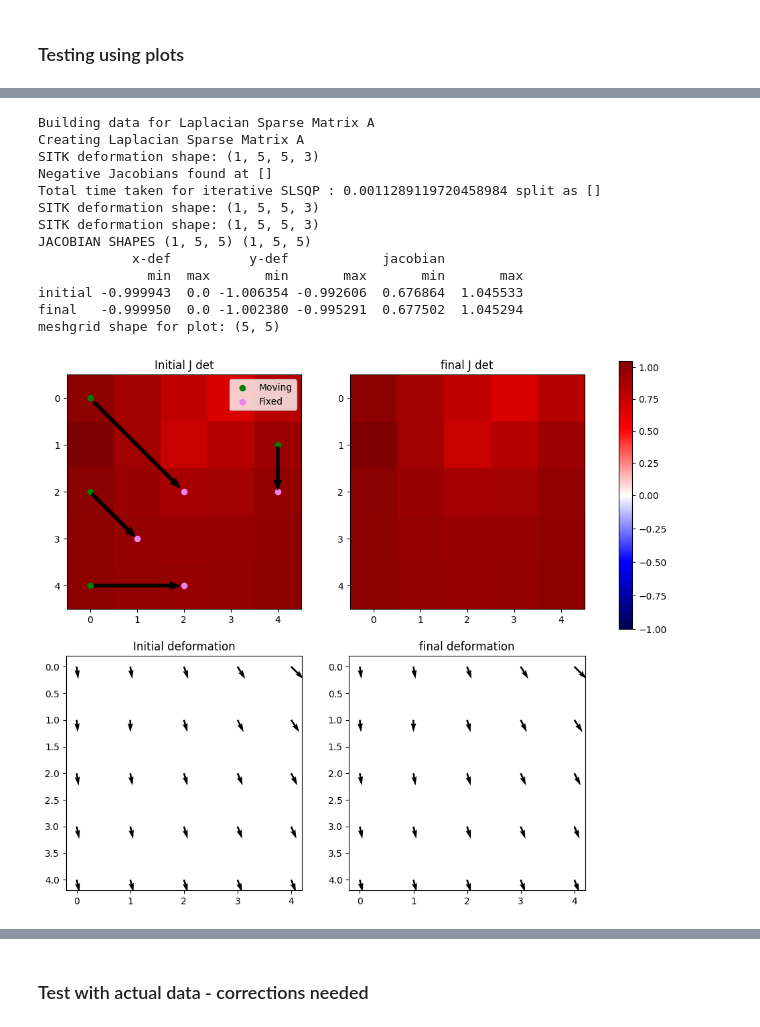
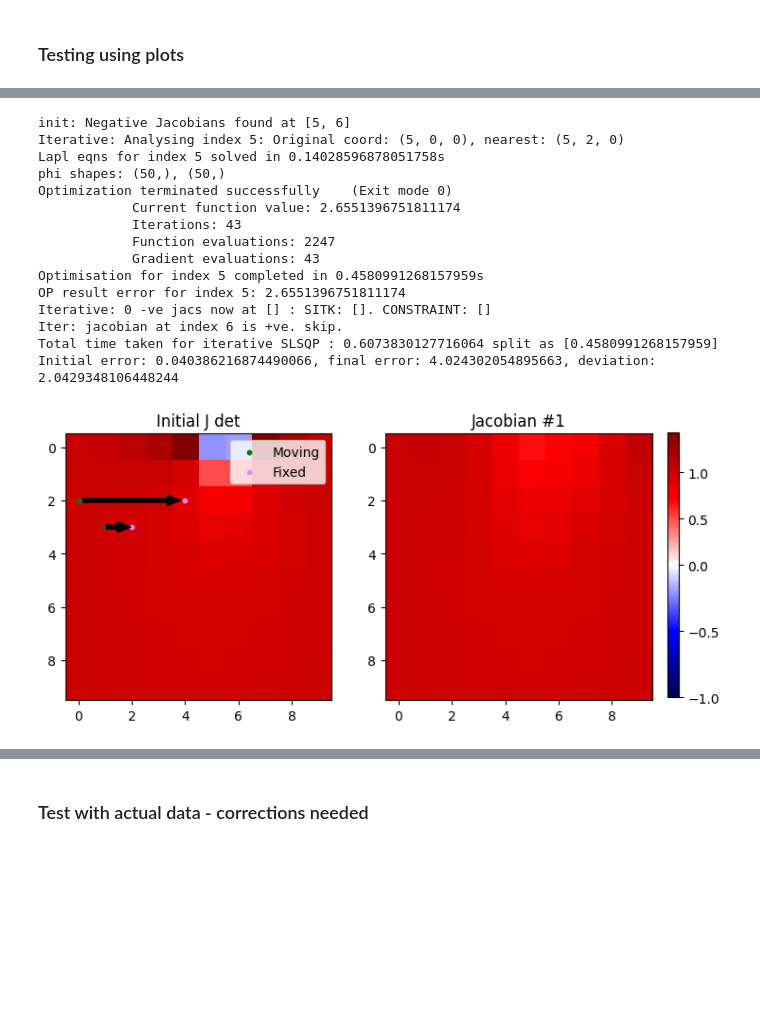
Before and after one commit to andythai/deformation-field-processing, a Jupyter notebook: postproc.ipynb, the cells around one changed output, grey strips where cells are left out. Cells and saved outputs as stored; diff of their text form; code cells hidden in the pictures; blank space fills up the shorter version.

Commit message:
Add code for iteratively generating Jacobian plots
Fix errors:
1. Use full dvf to compute Jacobian of 5x5 submatrix at every point
2. Use modified phi in as starting point in every iteration

```diff
--- a/postproc.ipynb
+++ b/postproc.ipynb
@@ -390,13 +388,11 @@ def original_coordinates(shape):
 
 # Define the objective function
 def objective2(phi, phi_init, A_, b_):
-    return np.linalg.norm(phi - phi_init)**2 + np.linalg.norm(A_ @ phi - b_)**2
+    return np.linalg.norm(phi - phi_init) + np.linalg.norm(A_ @ phi - b_)
 
-def get_phi_sub(phi, cz, cy, cx, shape):
-    phix = phi[:len(phi)//2].reshape(shape[-2:])
-    phiy = phi[len(phi)//2: ].reshape(shape[-2:])
-    phix = phix[cy-2:cy+3, cx-2:cx+3]
-    phiy = phiy[cy-2:cy+3, cx-2:cx+3]
+def get_phi_sub(phi, cz, cy, cx, shape, d):
+    phix = phi[1][cy-d:cy+d+1, cx-d:cx+d+1]
+    phiy = phi[0][cy-d:cy+d+1, cx-d:cx+d+1]
     return np.concatenate([phix.flatten(), phiy.flatten()])
 
 def iterative_scipy_minimize(phi_xy, A_, b_, fixed_sample, methodName='SLSQP'):
@@ -416,7 +412,7 @@ def iterative_scipy_minimize(phi_xy, A_, b_, fixed_sample, methodName='SLSQP'):
     neg_jacobian_indices = np.where(J_init <= threshold)[0]
     neg_jacobian_indices = neg_jacobian_indices[np.argsort(J_init[neg_jacobian_indices])]
 
-    print(f'Negative Jacobians found at {neg_jacobian_indices}')
+    print(f'init: Negative Jacobians found at {neg_jacobian_indices}')
 
     # find the nearest center of a 5x5 matrix around each pixel
     near_cent = nearest_center(fixed_sample.shape, 2)
@@ -428,13 +424,14 @@ def iterative_scipy_minimize(phi_xy, A_, b_, fixed_sample, methodName='SLSQP'):
     # perform optimisation for each index with negative Jacobian
     for neg_index in neg_jacobian_indices:
         # if the negative values has already been fixed, skip it
-        if (jacobian_det2D(phi).flatten()[neg_index] > 0):
+        if (jacobian_det2D(phi).flatten()[neg_index] > threshold):
             continue
 
         z,y,x = ori_coord[neg_index]
         cz, cy, cx = near_cent[neg_index]
 
-        print(f'Analysing index {neg_index}: Original coord: {x,y,z}, nearest: {cx, cy, cz}')
+        print(f'Iterative: Analysing index {neg_index}: Original coord: {x,y,z}, nearest: {cx, cy, cz}')
+
 
         # solve linear equations
         lin_start = time.time()
@@ -451,8 +448,10 @@ def iterative_scipy_minimize(phi_xy, A_, b_, fixed_sample, methodName='SLSQP'):
 
         op_start = time.time()
         # in objective, should i use phi0_sub or the very initial phi_xy to penalise?
-        phi_init_sub = get_phi_sub(phi_xy, cz, cy, cx, fixed_sample.shape)
-        result = minimize(lambda phi: objective2(phi, phi_init_sub, A_sub, b_sub), phi0_sub, constraints=constraints, options={'maxiter': 1000, 'disp': True}, method=methodName)
+
+        # REMEMBER TO TURN THIS INTO A VARIABLE
+        phi_init_sub = get_phi_sub(phi_xy, cz, cy, cx, fixed_sample.shape, 5)
+        result = minimize(lambda phi: objective2(phi, phi_init_sub, A_sub, b_sub), phi_init_sub, constraints=constraints, options={'maxiter': 1000, 'disp': True}, method=methodName)
         op_end = time.time()
 
         print(f'Optimisation for index {neg_index} completed in {op_end-op_start}s')
@@ -472,6 +471,13 @@ def iterative_scipy_minimize(phi_xy, A_, b_, fixed_sample, methodName='SLSQP'):
         phi[1][cy-2:cy+3, cx-2:cx+3] = phi_x_sub
         phi[0][cy-2:cy+3, cx-2:cx+3] = phi_y_sub
 
+        # print jacobian modifications
+        J = jacobian_det2D(phi).flatten()
+        neg_j_iter = np.where(J <= threshold)[0]
+        neg_j_iter = neg_j_iter[np.argsort(J[neg_j_iter])]
+        print(f'Iterative: {len(neg_j_iter)} -ve jacs now at {neg_j_iter}')
+
+
     phi_temp = np.concatenate([phi[1].flatten(), phi[0].flatten()])
     init_error = objective2(phi_xy, phi_xy, A_, b_)
     fin_error = objective2(phi_temp, phi_xy, A_, b_)
@@ -744,33 +1190,32 @@ meshgrid shape for plot: (10, 10)
 # %%
 msample = np.array([
-    [0, 0, 0],
     [0, 2, 0],
-    [0, 4, 0],
-    [0, 1, 4],
+    [0, 3, 1],
 ])
 fsample = np.array([
-    [0, 2, 2],
-    [0, 3, 1],
-    [0, 4, 2],
     [0, 2, 4],
+    [0, 3, 2],
 ])
 
-fixed_sample = np.zeros((1, 5, 5))
+fixed_sample = np.zeros((1, 10, 10))
 #test_grad(fixed_sample, msample, fsample)
 #test_scipy(fixed_sample, msample, fsample)
-red_test_scipy(fixed_sample, msample, fsample)
+#red_test_scipy(fixed_sample, msample, fsample)
+plot_iterative_jacobians(fixed_sample, msample, fsample)
 # %% [output]
-Building data for Laplacian Sparse Matrix A
-Creating Laplacian Sparse Matrix A
-SITK deformation shape: (1, 5, 5, 3)
-Negative Jacobians found at []
-Total time taken for iterative SLSQP : 0.0011289119720458984 split as []
-SITK deformation shape: (1, 5, 5, 3)
-SITK deformation shape: (1, 5, 5, 3)
-JACOBIAN SHAPES (1, 5, 5) (1, 5, 5)
-            x-def          y-def            jacobian
-              min  max       min       max       min       max
-initial -0.999943  0.0 -1.006354 -0.992606  0.676864  1.045533
-final   -0.999950  0.0 -1.002380 -0.995291  0.677502  1.045294
-meshgrid shape for plot: (5, 5)
+init: Negative Jacobians found at [5, 6]
+Iterative: Analysing index 5: Original coord: (5, 0, 0), nearest: (5, 2, 0)
+Lapl eqns for index 5 solved in 0.14028596878051758s
+phi shapes: (50,), (50,)
+Optimization terminated successfully    (Exit mode 0)
+            Current function value: 2.6551396751811174
+            Iterations: 43
+            Function evaluations: 2247
+            Gradient evaluations: 43
+Optimisation for index 5 completed in 0.4580991268157959s
+OP result error for index 5: 2.6551396751811174
+Iterative: 0 -ve jacs now at [] : SITK: []. CONSTRAINT: []
+Iter: jacobian at index 6 is +ve. skip.
+Total time taken for iterative SLSQP : 0.6073830127716064 split as [0.4580991268157959]
+Initial error: 0.040386216874490066, final error: 4.024302054895663, deviation: 2.0429348106448244
-[figure, old version]
+[figure, new version]
```
Also changed, not shown: parts of 17 cells of this notebook, 2 other files.
